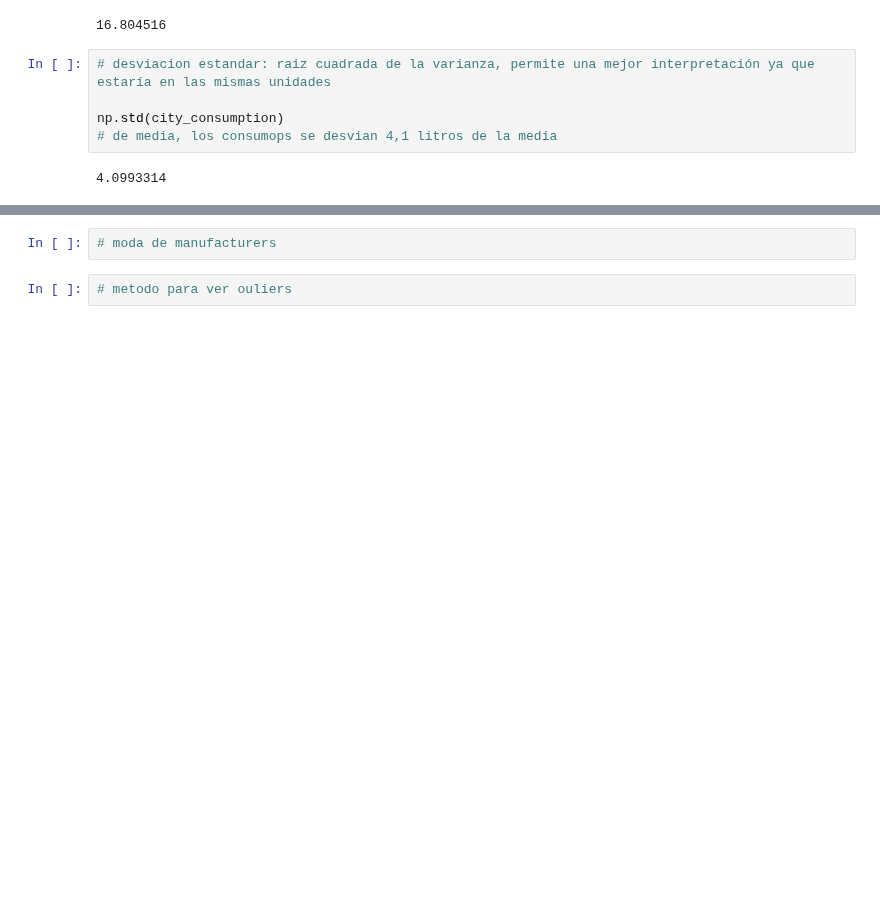
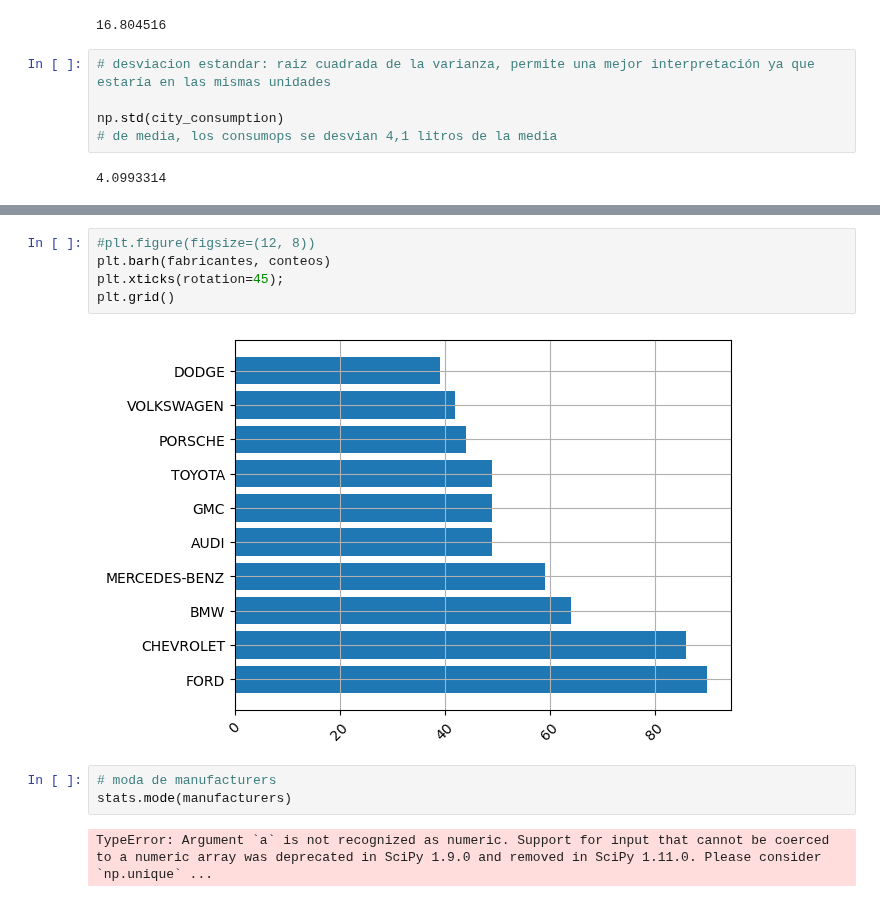
Before and after one commit to CaroliCosas/Bootcamp_Data_Science, a Jupyter notebook: mod2-estudio-matematicas-y-estadistica-main/01.Estudio Ejercicios/05.numpy_estadisticas.ipynb, the cells around one changed output, grey strips where cells are left out. Saved outputs shown, nothing was run; the diff lists cells and outputs as text; blank space fills up the shorter version.

```diff
--- a/mod2-estudio-matematicas-y-estadistica-main/01.Estudio Ejercicios/05.numpy_estadisticas.ipynb
+++ b/mod2-estudio-matematicas-y-estadistica-main/01.Estudio Ejercicios/05.numpy_estadisticas.ipynb
@@ -252,4 +342,12 @@ np.std(city_consumption)
+# %%
+#plt.figure(figsize=(12, 8))
+plt.barh(fabricantes, conteos)
+plt.xticks(rotation=45);
+plt.grid()
+# %% [output]
+[figure, added]
 # %%
 # moda de manufacturers
+stats.mode(manufacturers)
+# %% [output]
+TypeError: Argument `a` is not recognized as numeric. Support for input that cannot be coerced to a numeric array was deprecated in SciPy 1.9.0 and removed in SciPy 1.11.0. Please consider `np.unique` ...
-# %%
-# metodo para ver ouliers
```
Also changed, not shown: parts of 8 cells of this notebook.
